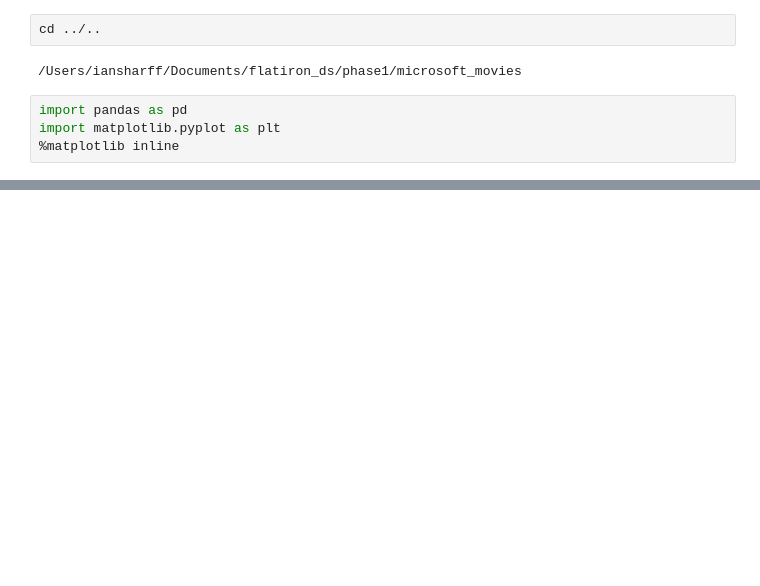
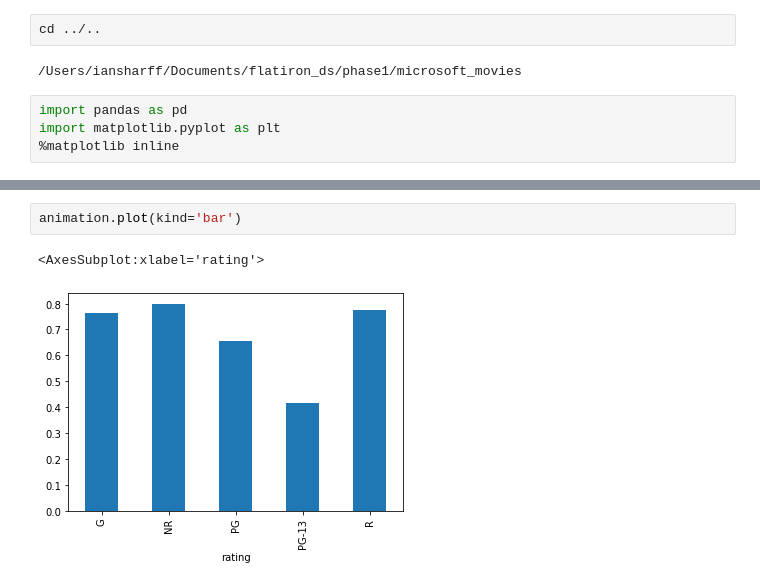
Before and after one commit to iansharff/microsoft_movies, a Jupyter notebook: individuals/ian/ian_working.ipynb, the cells around one changed output, grey strips where cells are left out. Cells and saved outputs as stored; diff of their text form; blank space fills up the shorter version.

```diff
--- a/individuals/ian/ian_working.ipynb
+++ b/individuals/ian/ian_working.ipynb
@@ -78,0 +58,5 @@ genres_dict
+# %%
+animation.plot(kind='bar')
+# %% [output]
+<AxesSubplot:xlabel='rating'>
+[figure, added]
```
Also changed, not shown: parts of 15 cells of this notebook, 3 other files.
